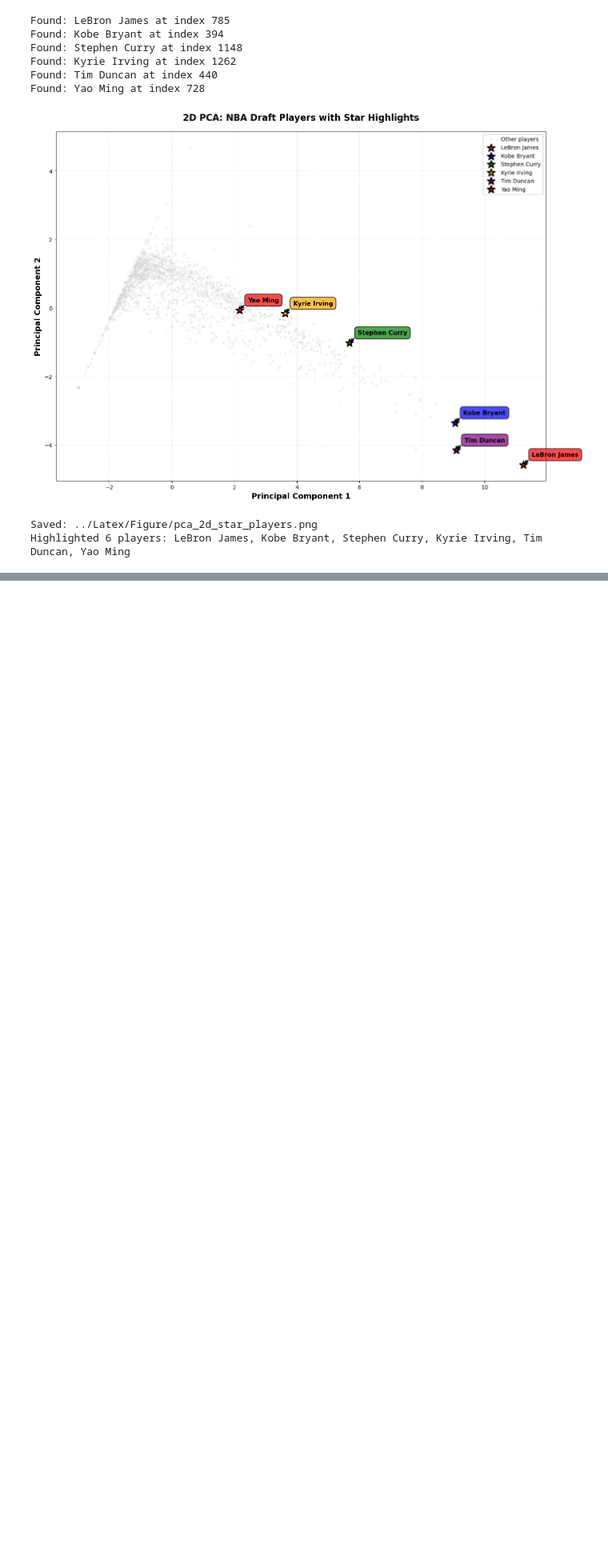
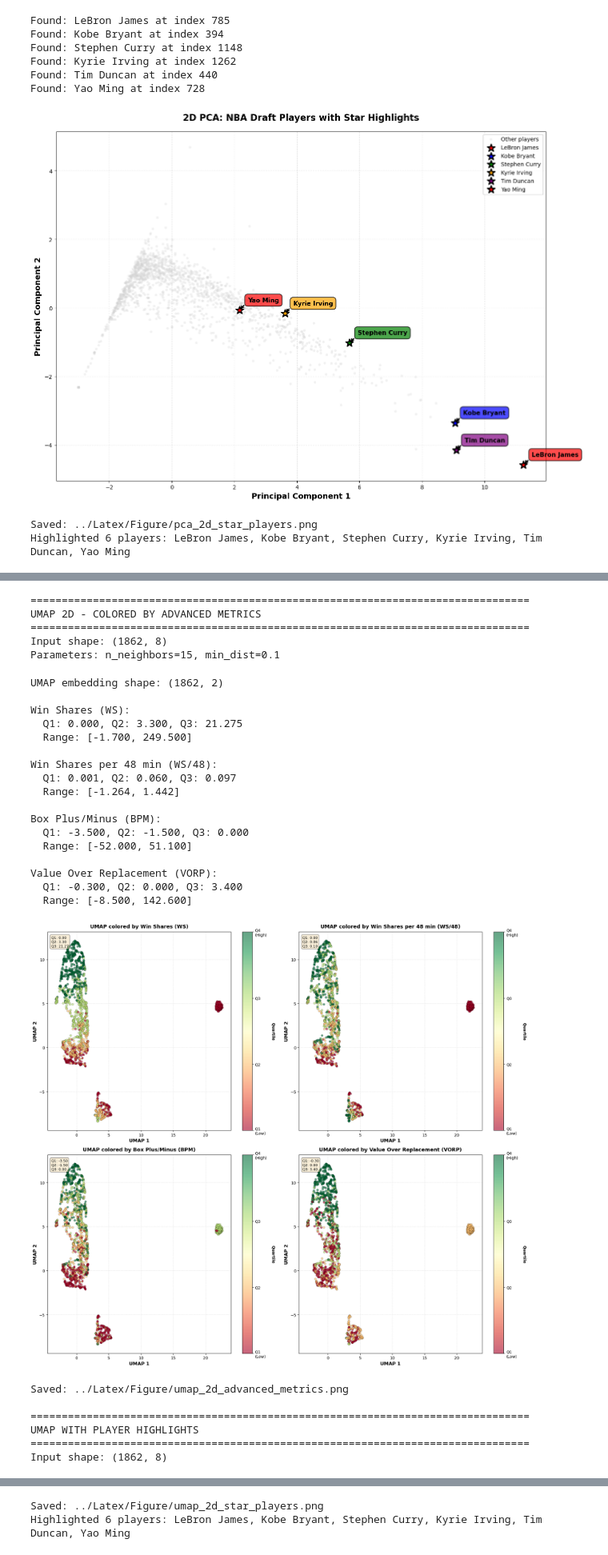
Before and after one commit to Schuyn/Unsupervised-Machine-Learning-Final-Project, a Jupyter notebook: Code/main.ipynb, the cells around one changed output, grey strips where cells are left out. Shown at 80% size. Saved outputs shown, nothing was run; the diff lists cells and outputs as text; code cells hidden in the pictures; blank space fills up the shorter version.

Commit message:
umap approach

```diff
--- a/Code/main.ipynb
+++ b/Code/main.ipynb
@@ -181,16 +181,16 @@ Artifacts saved to Data/processed/features_numeric
 
 Perform PCA on training data (excluding advanced metrics) to determine dimensionality.
 # %%
-from PCA import PCAAnalyzer
+from Dimension_reduction import Analyzer
 
 # Initialize PCA analyzer
-pca_analyzer = PCAAnalyzer(
+analyzer = Analyzer(
     output_dir='Data/processed',
     figure_dir='../Latex/Figure'
 )
 
 # Run complete analysis
-pca_analyzer.run_full_analysis(
+analyzer.run_full_analysis(
     X_train=X_train_full,
     X_val=X_val_full,
     feature_names=fe_full.feature_names
@@ -234,7 +234,7 @@ Top 10 features:
    9. team_CHA                       - 0.2123
   10. college_Georgia Tech           + 0.1800
 # %%
-pca_analyzer.run_full_analysis(
+analyzer.run_full_analysis(
     X_train=X_train_numeric,
     X_val=X_val_numeric,
     feature_names=fe_numeric.feature_names
@@ -335,0 +338,49 @@ Highlighted 6 players: LeBron James, Kobe Bryant, Stephen Curry, Kyrie Irving, T
+# %%
+# 1. UMAP colored by advanced metrics (4 subplots)
+X_umap = analyzer.plot_umap_colored_by_metrics(
+    X_train=X_train_numeric,
+    display_features=df_train[preprocessor.advanced_metrics],
+    metrics=preprocessor.advanced_metrics,
+    metric_names=metric_names,
+    n_neighbors=15,
+    min_dist=0.1
+)
+
+# 2. UMAP with star player highlights
+analyzer.plot_umap_with_player_highlights(
+    X_train=X_train_numeric,
+    display_features=df_train[['player']],
+    player_names=star_players,
+    n_neighbors=15,
+    min_dist=0.1
+)
+# %% [output]
+================================================================================
+UMAP 2D - COLORED BY ADVANCED METRICS
+================================================================================
+Input shape: (1862, 8)
+Parameters: n_neighbors=15, min_dist=0.1
+UMAP embedding shape: (1862, 2)
+
+Win Shares (WS):
+  Q1: 0.000, Q2: 3.300, Q3: 21.275
+  Range: [-1.700, 249.500]
+
+Win Shares per 48 min (WS/48):
+  Q1: 0.001, Q2: 0.060, Q3: 0.097
+  Range: [-1.264, 1.442]
+
+Box Plus/Minus (BPM):
+  Q1: -3.500, Q2: -1.500, Q3: 0.000
+  Range: [-52.000, 51.100]
+
+Value Over Replacement (VORP):
+  Q1: -0.300, Q2: 0.000, Q3: 3.400
+  Range: [-8.500, 142.600]
+[figure, added]
+Saved: ../Latex/Figure/umap_2d_advanced_metrics.png
+
+================================================================================
+UMAP WITH PLAYER HIGHLIGHTS
+================================================================================
+Input shape: (1862, 8)
@@ -335,0 +395,2 @@ Highlighted 6 players: LeBron James, Kobe Bryant, Stephen Curry, Kyrie Irving, T
+Saved: ../Latex/Figure/umap_2d_star_players.png
+Highlighted 6 players: LeBron James, Kobe Bryant, Stephen Curry, Kyrie Irving, Tim Duncan, Yao Ming
```
Also changed, not shown: parts of 4 cells of this notebook, 3 other files.
